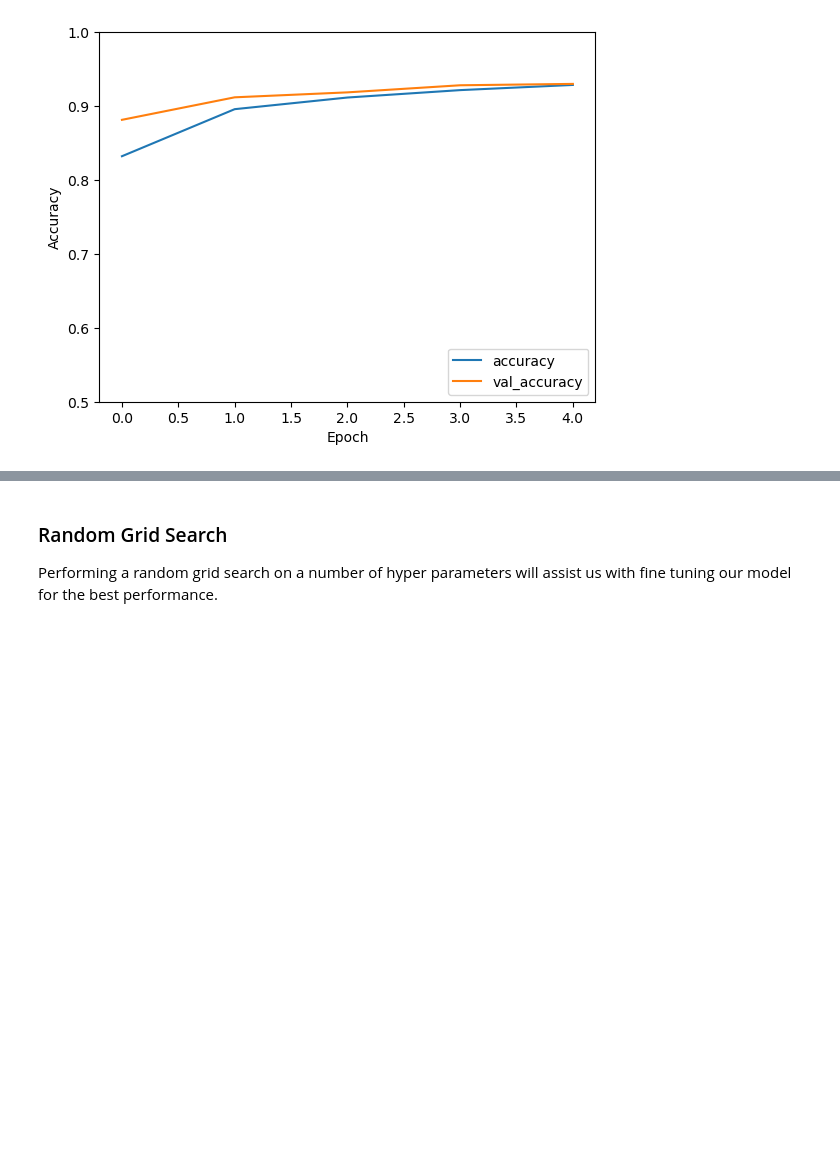
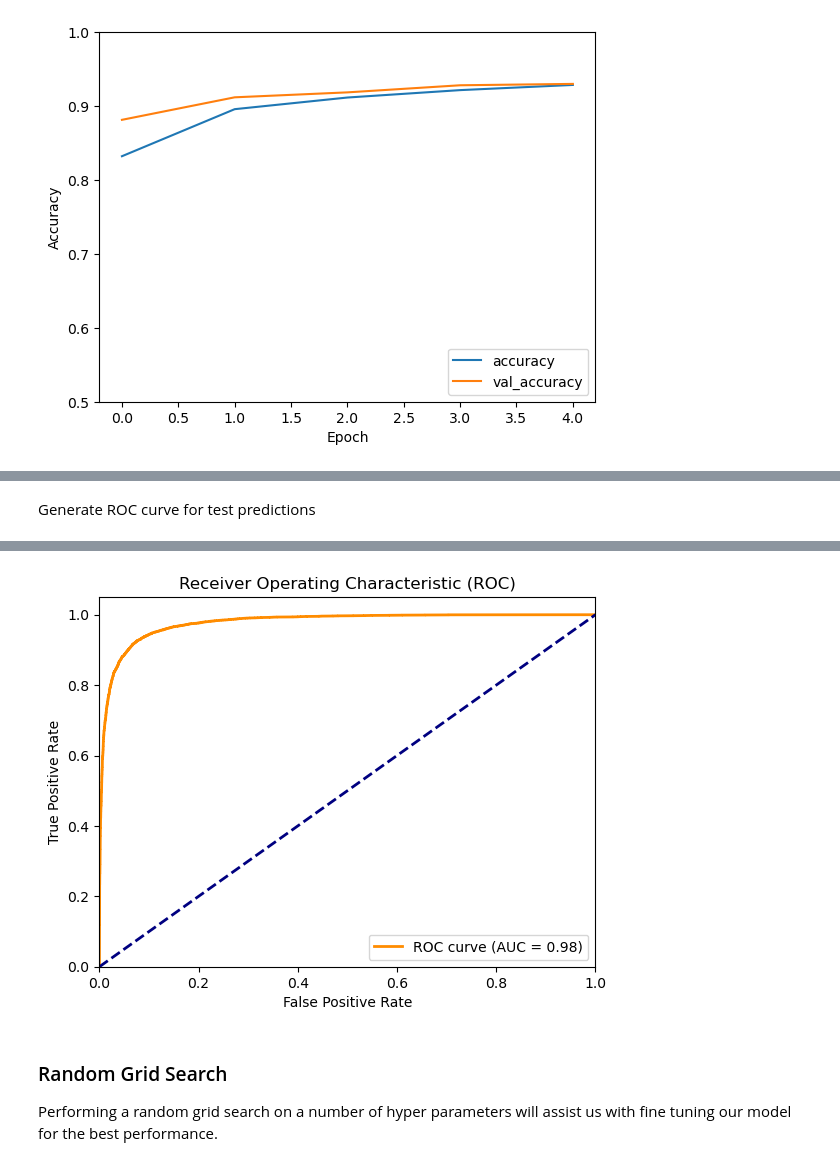
Before and after one commit to Achan40/msca-31009-final, a Jupyter notebook: code/msca-31009-final.ipynb, the cells around one changed output, grey strips where cells are left out. Cells and saved outputs as stored; diff of their text form; code cells hidden in the pictures; blank space fills up the shorter version.

```diff
--- a/code/msca-31009-final.ipynb
+++ b/code/msca-31009-final.ipynb
@@ -257,0 +272,29 @@ Class Labels:  {'FAKE': 0, 'REAL': 1}
+# %% [markdown]
+Generate ROC curve for test predictions
+# %%
+from sklearn.metrics import roc_curve, auc
+
+# Load the trained model
+model = keras.models.load_model('mod_1.h5')
+
+# Make predictions on the test set
+predictions = model.predict(test_generator)
+
+# Compute the false positive rate (FPR), true positive rate (TPR), and thresholds
+fpr, tpr, thresholds = roc_curve(test_generator.classes, predictions[:,1])
+
+# Compute the area under the ROC curve (AUC)
+roc_auc = auc(fpr, tpr)
+
+# Plot the ROC curve
+plt.figure()
+plt.plot(fpr, tpr, color='darkorange', lw=2, label='ROC curve (AUC = %0.2f)' % roc_auc)
+plt.plot([0, 1], [0, 1], color='navy', lw=2, linestyle='--')
+plt.xlim([0.0, 1.0])
+plt.ylim([0.0, 1.05])
+plt.xlabel('False Positive Rate')
+plt.ylabel('True Positive Rate')
+plt.title('Receiver Operating Characteristic (ROC)')
+plt.legend(loc="lower right")
+plt.show()
+# %% [output]
@@ -258,3 +302,4 @@ Class Labels:  {'FAKE': 0, 'REAL': 1}
+[figure, added]
 # %% [markdown]
 ### Random Grid Search
 
```
Also changed, not shown: parts of 7 cells of this notebook.
